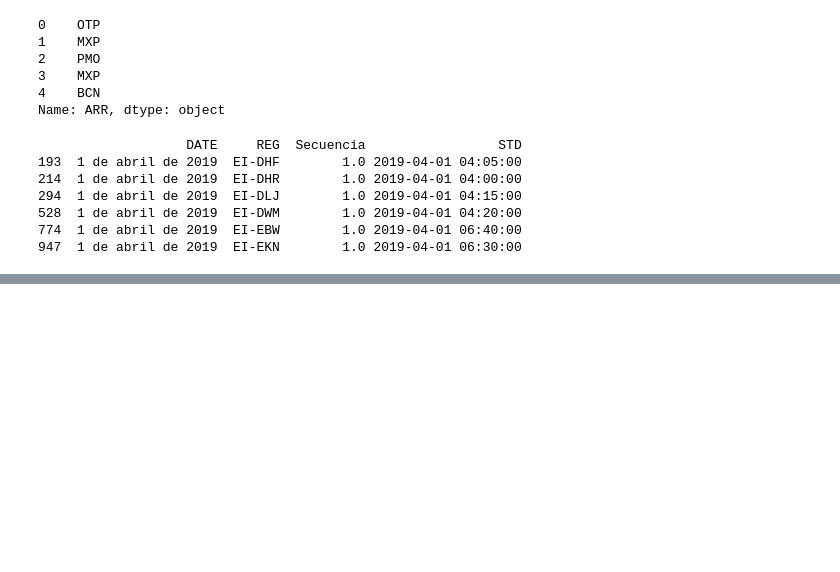
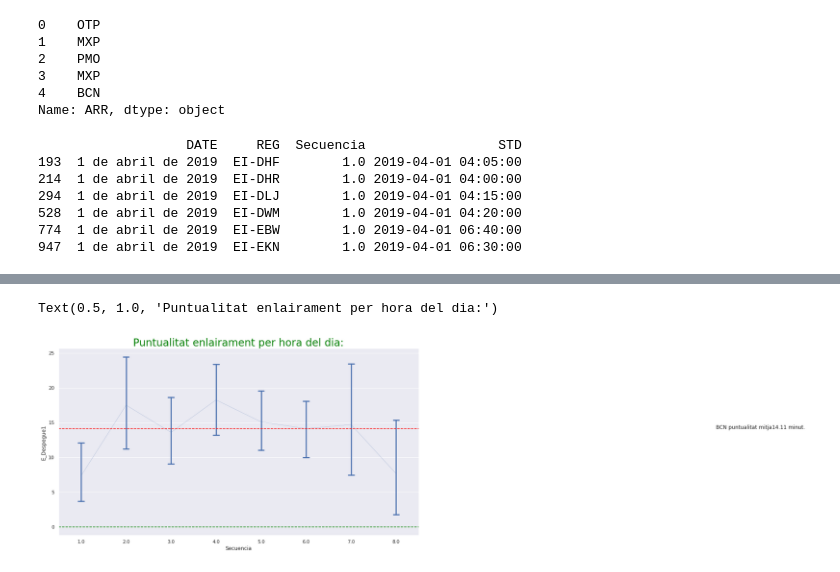
Before and after one commit to JMML2021/Entrega-projecte-final, a Jupyter notebook: Calculo_Ryainair2019ipynb.ipynb, the cells around one changed output, grey strips where cells are left out. Saved outputs shown, nothing was run; the diff lists cells and outputs as text; code cells hidden in the pictures; blank space fills up the shorter version.

```diff
--- a/Calculo_Ryainair2019ipynb.ipynb
+++ b/Calculo_Ryainair2019ipynb.ipynb
@@ -333,0 +311,24 @@ df[f'E_Duracion_Vuelo_Total'] = df[f'E_Duracion_Vuelo'] + df[f'E_Duracion_Vuelo2
+# %%
+# Intervals de Confianza per salt
+
+sns.set_theme(style="darkgrid")
+#tips = sns.df1("tips")
+sns.set(rc = {'figure.figsize':(15,8)})
+# Tamaño de la imagen
+ax = sns.pointplot(x='Secuencia', y = "E_Despegue1", data= df, scale=.1, kind = "point", capsize=0.13)
+
+puntualidadBCN = round((df['E_Despegue1'].mean()),2)#
+
+ax.axhline(puntualidadBCN, color="red", linestyle = '--', label="ooas")       # Linea 0 verde
+ax.axhline(0, color="green", linestyle = '--')
+
+
+textoBCN = "BCN puntualitat mitja"+ str(puntualidadBCN) + ' minut.'
+ax.text(puntualidadBCN ,puntualidadBCN , textoBCN, backgroundcolor='w')
+
+ax.set_title('Puntualitat enlairament per salt del dia:', fontsize = 24, color= 'green')
+
+#df['E_acumulado_Total'] = df[f'E_Despegue_Total'] + df[f'E_Duracion_Vuelo_Total'] + df[f'E_tierra_Total']
+# %% [output]
+Text(0.5, 1.0, 'Puntualitat enlairament per hora del dia:')
+[figure, added]
```
Also changed, not shown: parts of 7 cells of this notebook.
